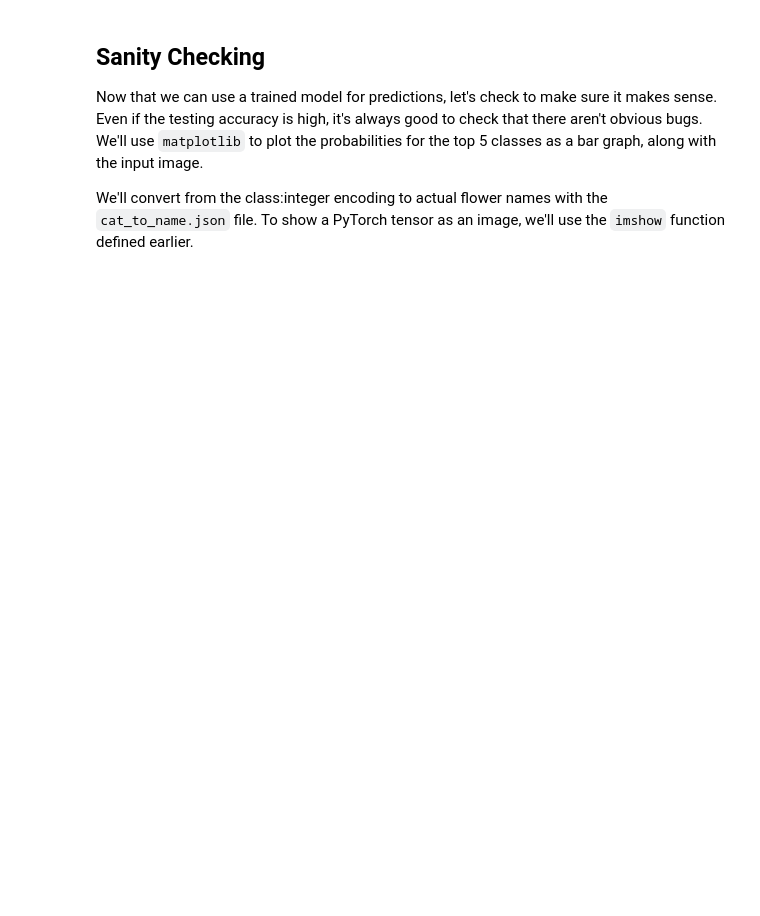
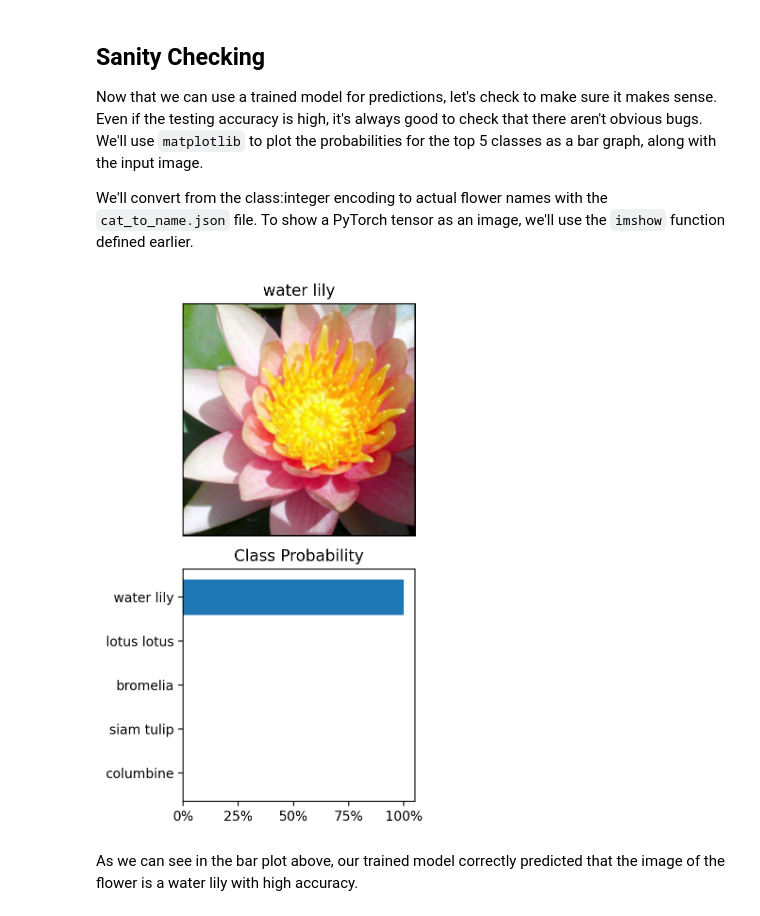
Before and after one commit to DanielPFlorian/Image-Classifier-PyTorch, a Jupyter notebook: Image_Classifier_Pytorch_Demo.ipynb, the cells around one changed output. Drawn from its saved outputs; the diff is of its cells as text; code cells hidden in the pictures; blank space fills up the shorter version.

Commit message:
Perform sanity check

```diff
--- a/Image_Classifier_Pytorch_Demo.ipynb
+++ b/Image_Classifier_Pytorch_Demo.ipynb
@@ -560,13 +561,16 @@ def predict(image_path, model, topk=5):
         # Convert tensors to lists. Index[0] returns unnested List
         top_probs, idx = top_probs.tolist()[0], idx.tolist()[0]
 
+        # Convert top_probs to percentages
+        percentages = [round(prob * 100.00, 2) for prob in top_probs]
+
         # Converts class_labels:indexes to indexes:class_labels
         idx_to_class = {val: key for key, val in model.class_to_idx.items()}
 
         # get class labels from indexes
         top_labels = [idx_to_class[lab] for lab in idx]
 
-        return top_probs, top_labels
+        return percentages, top_labels
 # %%
 # Check that Predict function works as intended
 
@@ -586,3 +590,31 @@ print(classes)
 Now that we can use a trained model for predictions, let's check to make sure it makes sense. Even if the testing accuracy is high, it's always good to check that there aren't obvious bugs. We'll use `matplotlib` to plot the probabilities for the top 5 classes as a bar graph, along with the input image.
 
 We'll convert from the class:integer encoding to actual flower names with the `cat_to_name.json` file. To show a PyTorch tensor as an image, we'll use the `imshow` function defined earlier.
+# %%
+# Load saved inference model
+model = load_checkpoint('inference_model.pth', optimizer=False)
+
+# Display an image along with the top 5 classes
+image_path = 'assets/water_lily.jpg'
+probs, classes = predict(image_path, model, topk=5)
+
+# plot bar chart of top 5 classes
+fig, (ax1, ax2) = plt.subplots(2, 1, figsize=(4,6))
+image = process_image(image_path)
+imshow(image, ax=ax1, title=cat_to_name[classes[0]])
+
+classes = [cat_to_name[lab] for lab in classes]
+ax2.barh(np.arange(len(classes)), probs)
+asp = np.diff(ax2.get_xlim())[0] / np.diff(ax2.get_ylim())[0]
+ax2.set_aspect(asp)
+ax2.set_yticks(np.arange(len(classes)))
+ax2.set_yticklabels(classes)
+ax2.invert_yaxis()
+ax2.xaxis.set_major_formatter(ticker.PercentFormatter())
+ax2.set_title("Class Probability")
+plt.tight_layout()
+plt.show()
+# %% [output]
+[figure, added]
+# %% [markdown]
+As we can see in the bar plot above, our trained model correctly predicted that the image of the flower is a water lily with high accuracy.
```
Also changed, not shown: parts of 2 cells of this notebook, 1 other file.
